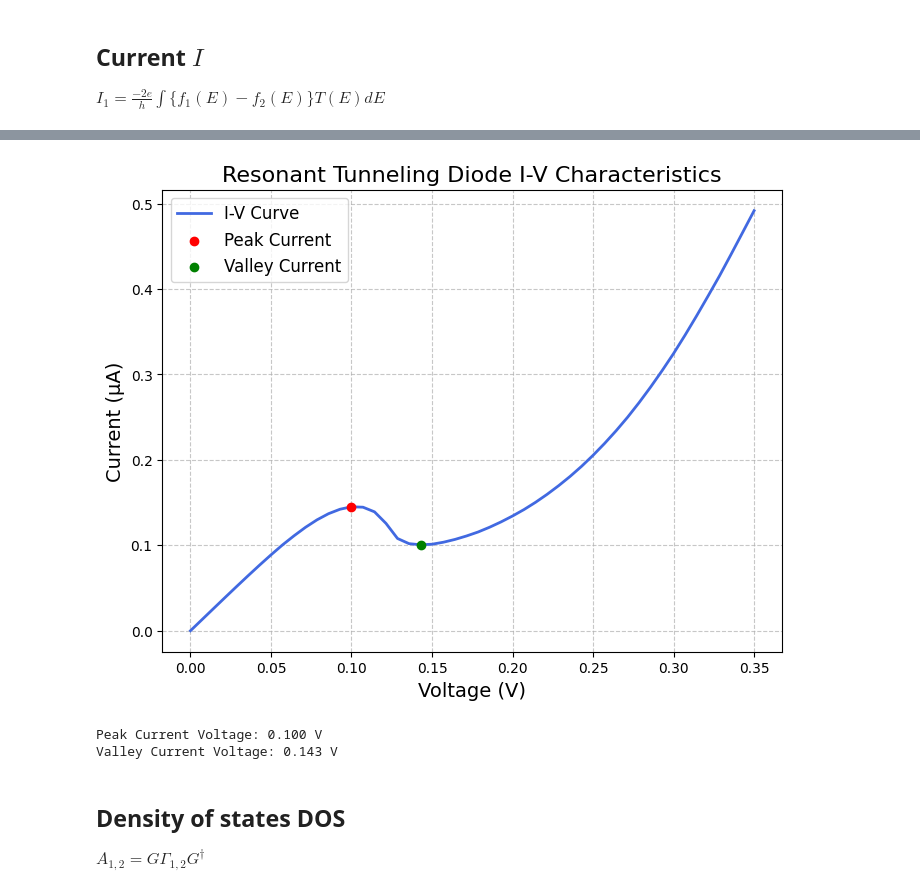
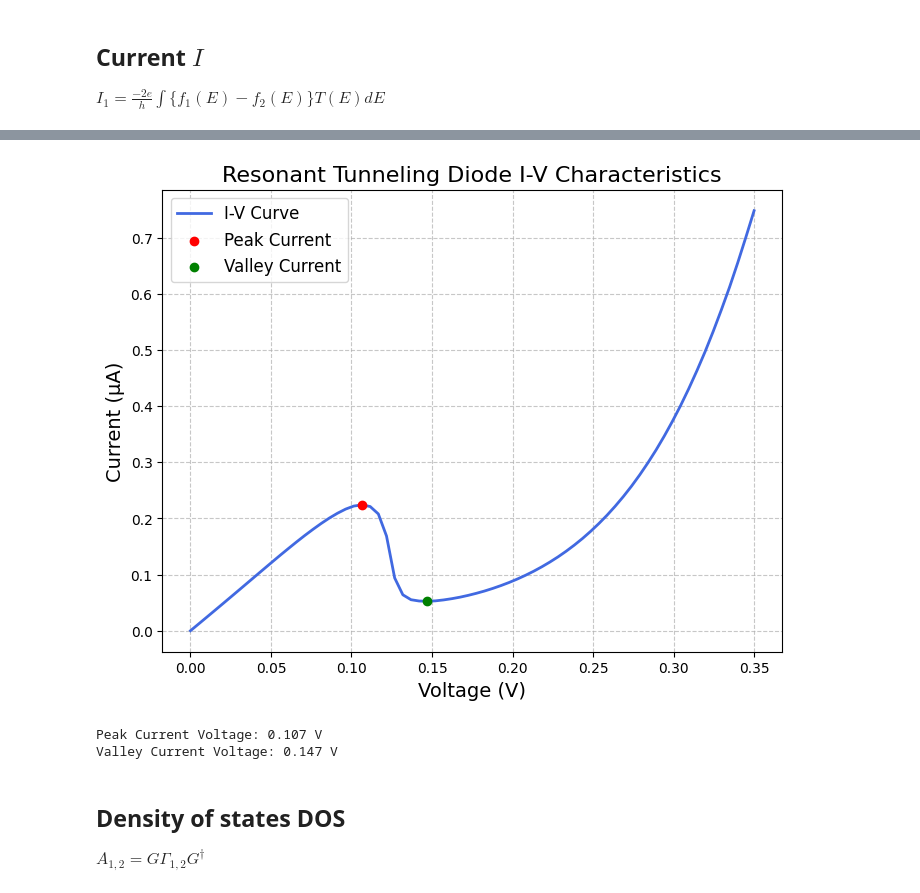
Before and after one commit to AndrijaDjokic/QuantenelektronikVertiefung, a Jupyter notebook: Projekt3.ipynb, the cells around one changed output, grey strips where cells are left out. Drawn from its saved outputs; the diff is of its cells as text; code cells hidden in the pictures.

```diff
--- a/Projekt3.ipynb
+++ b/Projekt3.ipynb
@@ -146,7 +146,7 @@ def get_transmission(U, E):
 
     for i, energy in enumerate(E):
         (green, se1, se2) = Green_Function_calculation(U, energy)
-        green_adj = np.transpose(np.conjugate(G_1))
+        green_adj = np.transpose(np.conjugate(green))
         # Broadening matrices
         Gamma1 = 1j * (se1 - np.transpose(np.conjugate(se1)))
         Gamma2 = 1j * (se2 - np.transpose(np.conjugate(se2)))
@@ -172,7 +172,7 @@ d = 5e-9  # m barrier distance
 x, U = RTDpot.RTDpot(Vd, L, NL, w, h, d)
 
 # Define energies correctly
-E = np.linspace(0, 0.8*eV, 700)
+E = np.linspace(0, 0.8*eV, 1000)
 T_E = get_transmission(U*eV, E)
 # %%
 import matplotlib.pyplot as plt
@@ -231,7 +249,7 @@ T=300 #K
 def dist_Fermi(E, mu):
     return 1/(1+np.exp((E-mu) / (k * T)))
 # Load data
-df = pd.read_csv("data.csv")
+df = pd.read_csv("data1.csv")
 voltage = df["Voltages (V)"]
 current = df["Current (A)"] / te_max * 1e6  # Convert current to μA
 
@@ -240,36 +258,36 @@ current_array = np.array(current)
 voltage_array = np.array(voltage)
 
 # Identify peak (local maximum before valley)
 max_indices = argrelextrema(current_array, np.greater)[0]
 peak_index = max_indices[0]  # First local maximum (before dip)
 peak_voltage = voltage_array[peak_index]
 peak_current = current_array[peak_index]
 
 # Identify valley (local minimum after peak)
 min_indices = argrelextrema(current_array, np.less)[0]
 valley_index = min_indices[0]  # First local minimum (dip)
 valley_voltage = voltage_array[valley_index]
 valley_current = current_array[valley_index]
 
 # Enhanced Plot
 plt.figure(figsize=(8, 6))
 plt.plot(voltage, current, label="I-V Curve", color="royalblue", linewidth=2)
 plt.scatter(peak_voltage, peak_current, color="red", label="Peak Current", zorder=3)
 plt.scatter(valley_voltage, valley_current, color="green", label="Valley Current", zorder=3)
 plt.xlabel("Voltage (V)", fontsize=14)
 plt.ylabel("Current (μA)", fontsize=14)
 plt.title("Resonant Tunneling Diode I-V Characteristics", fontsize=16)
 plt.legend(loc="best", fontsize=12)
 plt.grid(True, linestyle="--", alpha=0.7)
 plt.savefig("IV_characteristic.png", dpi=300)
 plt.show()
 
 print(f"Peak Current Voltage: {peak_voltage:.3f} V")
 print(f"Valley Current Voltage: {valley_voltage:.3f} V")
 # %% [output]
-[figure, old version]
+[figure, new version]
-Peak Current Voltage: 0.100 V
-Valley Current Voltage: 0.143 V
+Peak Current Voltage: 0.107 V
+Valley Current Voltage: 0.147 V
 # %% [markdown]
 ## Density of states DOS
 
```
Also changed, not shown: parts of 6 cells of this notebook.
